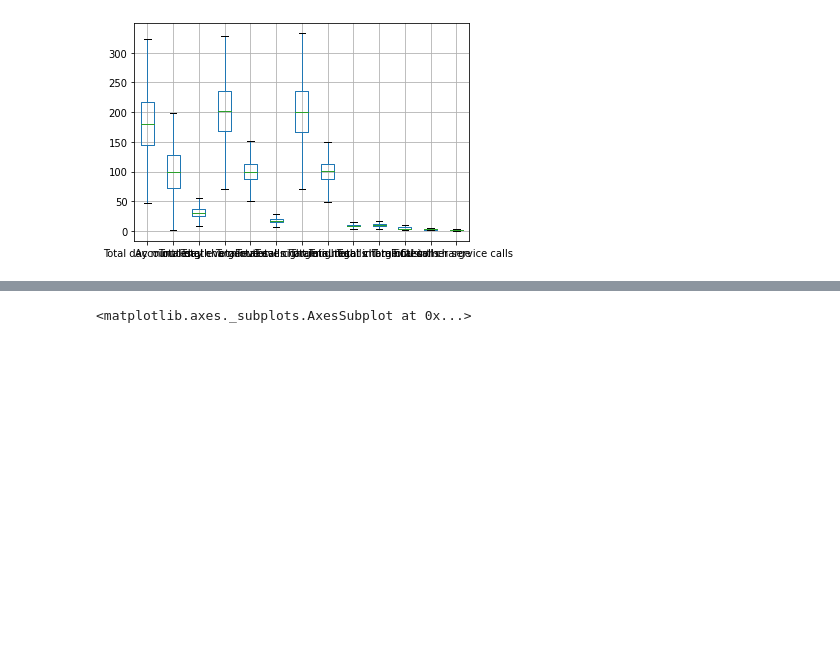
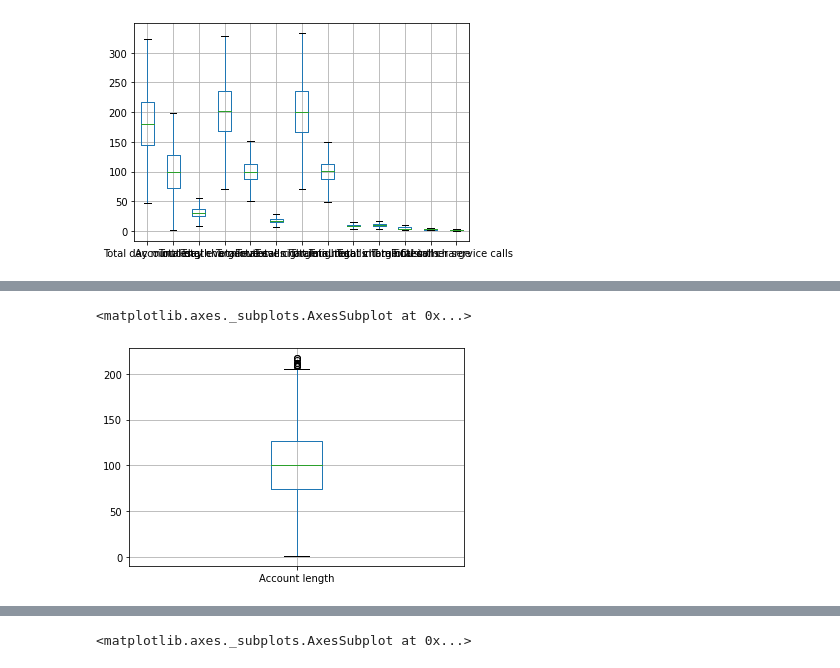
Before and after one commit to akifkashif/EDA-Capstone-Project---Mohammed-Akifuddin, a Jupyter notebook: TEAM_Telecom_Churn_Analysis_Capstone_Project.ipynb, the cells around one changed output, grey strips where cells are left out. Cells and saved outputs as stored; diff of their text form; code cells hidden in the pictures; blank space fills up the shorter version.

```diff
--- a/TEAM_Telecom_Churn_Analysis_Capstone_Project.ipynb
+++ b/TEAM_Telecom_Churn_Analysis_Capstone_Project.ipynb
@@ -375,7 +353,7 @@ df1.boxplot(column = (['Customer service calls']))
 <matplotlib.axes._subplots.AxesSubplot at 0x...>
 [figure]
 # %%
-df1 = df2[(df2['Account length']< 200 ) & (df2['Total day minutes']> 45 )& (df2['Total day minutes']< 324 ) & (df2['Total day calls']> 49  )& (df2['Total day calls']< 151 ) & (df2['Total day charge']> 7) & (df2['Total day charge']< 55) &  (df2['Total eve minutes']> 65  ) & (df2['Total eve minutes']< 330 ) & (df2['Total eve calls']> 50  )& (df2['Total eve calls']< 152 ) & (df2['Total eve charge']> 6  )& (df2['Total eve charge']< 28 ) & (df2['Total night minutes']> 69 )& (df2['Total night minutes']< 340 ) & (df2['Total day calls']> 49  ) & (df2['Total day calls']< 149 ) & (df2['Total day charge']> 7  )& (df2['Total day charge']< 55 ) & (df2['Total eve minutes']> 65  )& (df2['Total eve minutes']< 330 ) &  (df2['Total eve calls']> 50  )& (df2['Total eve calls']< 152 ) & (df2['Total eve charge']> 6  ) & (df2['Total eve charge']< 28 ) & (df2['Total night minutes']> 69 )& (df2['Total night minutes']< 340 ) & (df2['Total night calls']> 48 )& (df2['Total night calls']< 150 ) & (df2['Total night charge']> 3 )& (df2['Total night charge']< 15.0 ) & (df2['Total intl minutes']> 3.5 )& (df2['Total intl minutes']< 17.4 ) & (df2['Total intl calls']< 10.3 ) & (df2['Total intl charge']> 0.9 )& (df2['Total intl charge']< 4.4 ) & (df2['Customer service calls']< 3.9)  ]
+df4 = df2[(df2['Account length']< 200 ) & (df2['Total day minutes']> 45 )& (df2['Total day minutes']< 324 ) & (df2['Total day calls']> 49  )& (df2['Total day calls']< 151 ) & (df2['Total day charge']> 7) & (df2['Total day charge']< 55) &  (df2['Total eve minutes']> 65  ) & (df2['Total eve minutes']< 330 ) & (df2['Total eve calls']> 50  )& (df2['Total eve calls']< 152 ) & (df2['Total eve charge']> 6  )& (df2['Total eve charge']< 28 ) & (df2['Total night minutes']> 69 )& (df2['Total night minutes']< 340 ) & (df2['Total day calls']> 49  ) & (df2['Total day calls']< 149 ) & (df2['Total day charge']> 7  )& (df2['Total day charge']< 55 ) & (df2['Total eve minutes']> 65  )& (df2['Total eve minutes']< 330 ) &  (df2['Total eve calls']> 50  )& (df2['Total eve calls']< 152 ) & (df2['Total eve charge']> 6  ) & (df2['Total eve charge']< 28 ) & (df2['Total night minutes']> 69 )& (df2['Total night minutes']< 340 ) & (df2['Total night calls']> 48 )& (df2['Total night calls']< 150 ) & (df2['Total night charge']> 3 )& (df2['Total night charge']< 15.0 ) & (df2['Total intl minutes']> 3.5 )& (df2['Total intl minutes']< 17.4 ) & (df2['Total intl calls']< 10.3 ) & (df2['Total intl charge']> 0.9 )& (df2['Total intl charge']< 4.4 ) & (df2['Customer service calls']< 3.9)  ]
 # %%
 df1.boxplot(column = (['Total day minutes' ,'Account length','Total day charge','Total eve minutes', 'Total eve calls', 'Total eve charge','Total night minutes', 'Total night calls', 'Total night charge','Total intl minutes', 'Total intl calls', 'Total intl charge','Customer service calls']))
 # %% [output]
@@ -383,0 +388,5 @@ df1.boxplot(column = (['Total day minutes' ,'Account length','Total day charge',
+# %%
+df1.boxplot(column = (['Account length']))
+# %% [output]
+<matplotlib.axes._subplots.AxesSubplot at 0x...>
+[figure, added]
```
Also changed, not shown: parts of 52 cells of this notebook.
